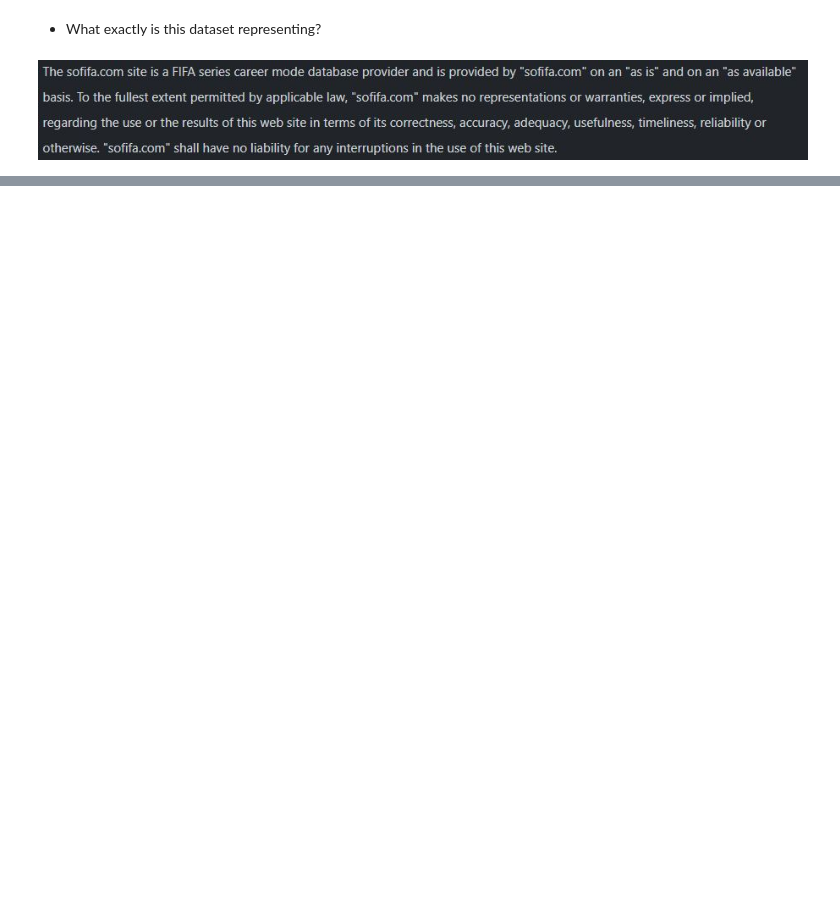
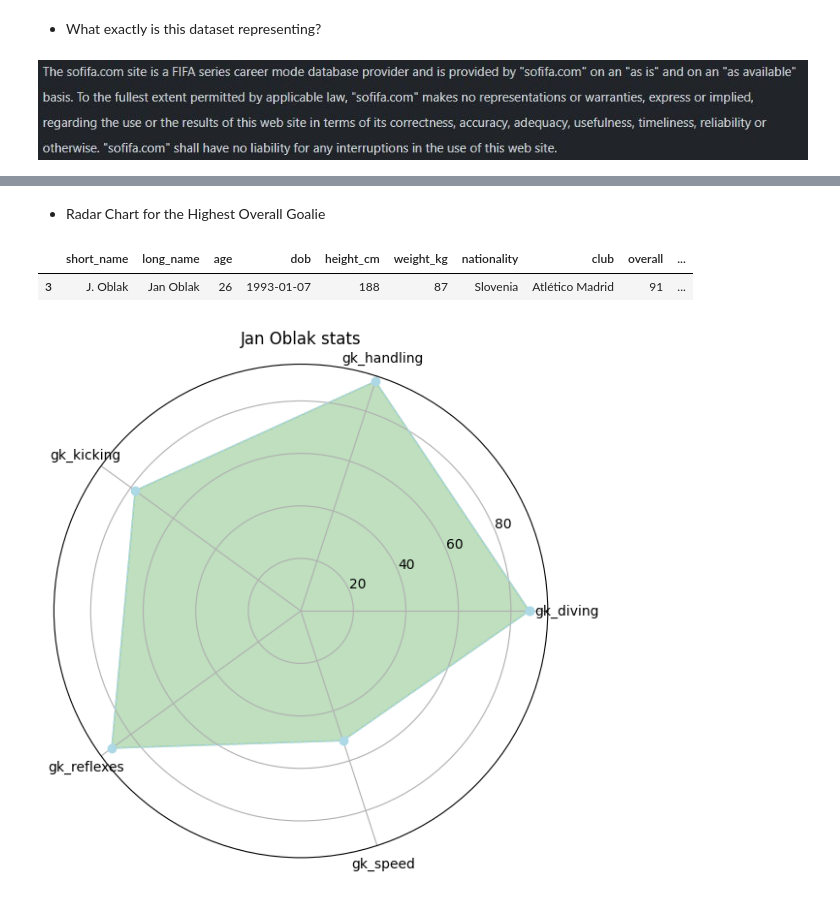
Before and after one commit to asmith283/JUMPlus, a Jupyter notebook: project1/dataCleaning.ipynb, the cells around one changed output, grey strips where cells are left out. Saved outputs shown, nothing was run; the diff lists cells and outputs as text; code cells hidden in the pictures; blank space fills up the shorter version.

```diff
--- a/project1/dataCleaning.ipynb
+++ b/project1/dataCleaning.ipynb
@@ -370,0 +362,33 @@ Length: 103, dtype: object
+# %% [markdown]
+- Radar Chart for the Highest Overall Goalie
+# %%
+df_goalie = df_example[df_example['player_positions'] == 'GK'].sort_values('overall', ascending=False)
+df_goalie.head(1)
+# %% [output]
+|  | short_name | long_name | age | dob | height_cm | weight_kg | nationality | club | overall | ... |
+| 3 | J. Oblak | Jan Oblak | 26 | 1993-01-07 | 188 | 87 | Slovenia | Atlético Madrid | 91 | ... |
+# %%
+jan_oblak = df.iloc[3] #jan oblaks location
+attributes = df.columns[36:41].to_list()
+
+
+values = jan_oblak[36:41].to_list()
+values += values[:1]#needed to even the shapes
+
+
+angles = np.linspace(0, 2* np.pi, len(attributes), endpoint=False)
+angles=np.concatenate((angles,[angles[0]]))
+
+
+#creates the chart
+fig = plt.figure(figsize=(6, 6))
+ax = fig.add_subplot(polar=True)
+ax.plot(angles, values, 'o--', linewidth=1, color='lightblue')
+ax.fill(angles, values, alpha = 0.25, color='g')
+ax.set_thetagrids([a * 180 / np.pi for a in angles[:-1]], attributes)
+ax.set_title('Jan Oblak stats')
+ax.grid(True)
+plt.tight_layout()
+plt.show()
+# %% [output]
+[figure, added]
```
Also changed, not shown: parts of 47 cells of this notebook, 10 other files.
